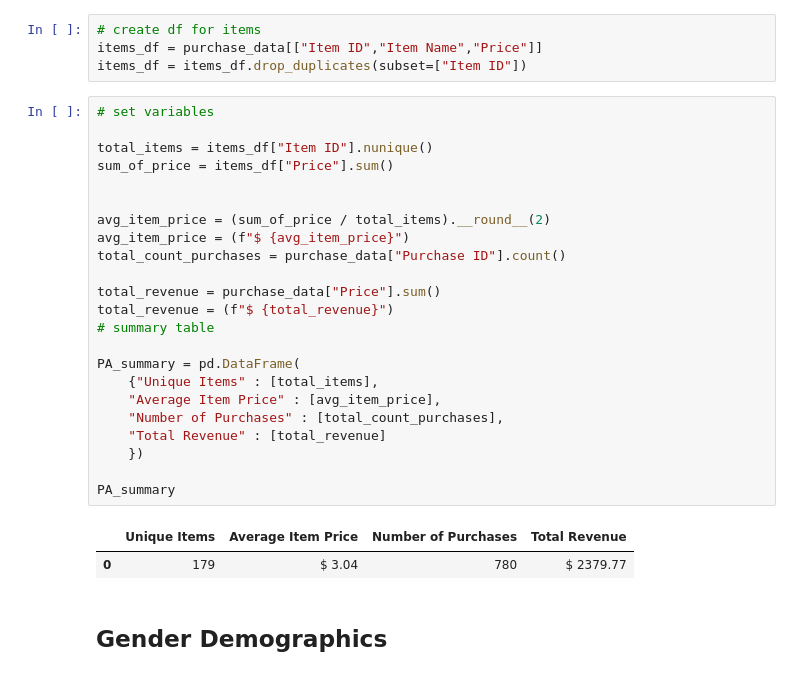
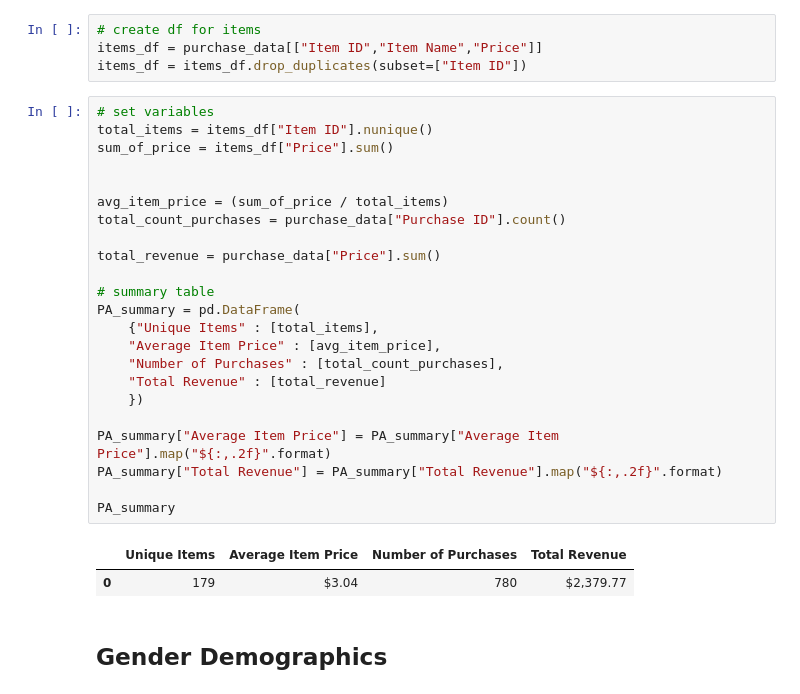
Before and after one commit to hmcwhit96/Pandas-challenge, a Jupyter notebook: Heroes of Pymoli/HeroesOfPymoli_starter.ipynb, the cells around one changed output. Saved outputs shown, nothing was run; the diff lists cells and outputs as text.

```diff
--- a/Heroes of Pymoli/HeroesOfPymoli_starter.ipynb
+++ b/Heroes of Pymoli/HeroesOfPymoli_starter.ipynb
@@ -56,30 +56,30 @@ items_df = purchase_data[["Item ID","Item Name","Price"]]
 items_df = items_df.drop_duplicates(subset=["Item ID"])
 # %%
 # set variables
-
 total_items = items_df["Item ID"].nunique()
 sum_of_price = items_df["Price"].sum()
 
 
-avg_item_price = (sum_of_price / total_items).__round__(2)
-avg_item_price = (f"$ {avg_item_price}")
+avg_item_price = (sum_of_price / total_items)
 total_count_purchases = purchase_data["Purchase ID"].count()
 
 total_revenue = purchase_data["Price"].sum()
-total_revenue = (f"$ {total_revenue}")
+
 # summary table
-
 PA_summary = pd.DataFrame(
     {"Unique Items" : [total_items],
     "Average Item Price" : [avg_item_price],
     "Number of Purchases" : [total_count_purchases],
     "Total Revenue" : [total_revenue]
     })
 
+PA_summary["Average Item Price"] = PA_summary["Average Item Price"].map("${:,.2f}".format)
+PA_summary["Total Revenue"] = PA_summary["Total Revenue"].map("${:,.2f}".format)
+
 PA_summary
 # %% [output]
 |  | Unique Items | Average Item Price | Number of Purchases | Total Revenue |
-| 0 | 179 | $ 3.04 | 780 | $ 2379.77 |
+| 0 | 179 | $3.04 | 780 | $2,379.77 |
 # %% [markdown]
 ## Gender Demographics
 # %% [markdown]
```
Also changed, not shown: parts of 18 cells of this notebook.
